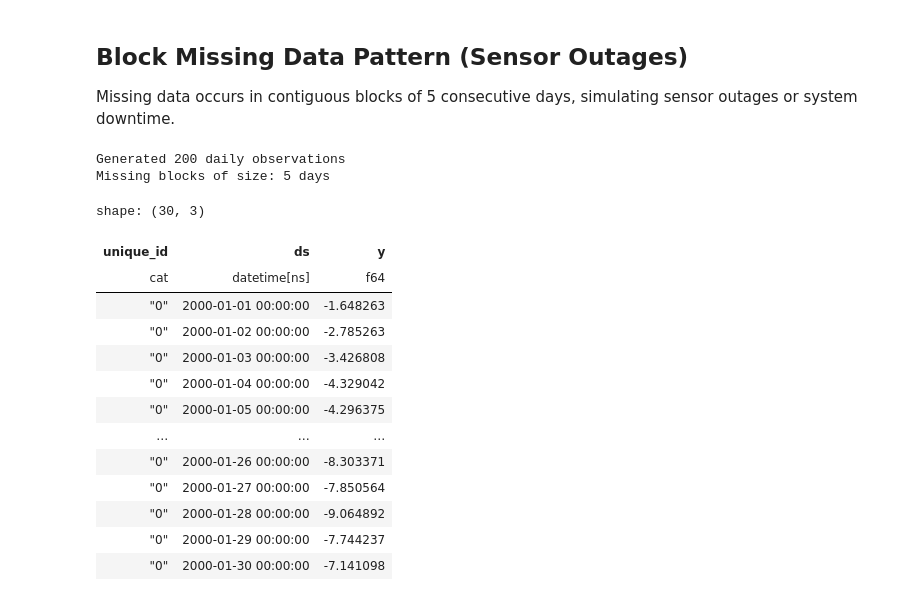
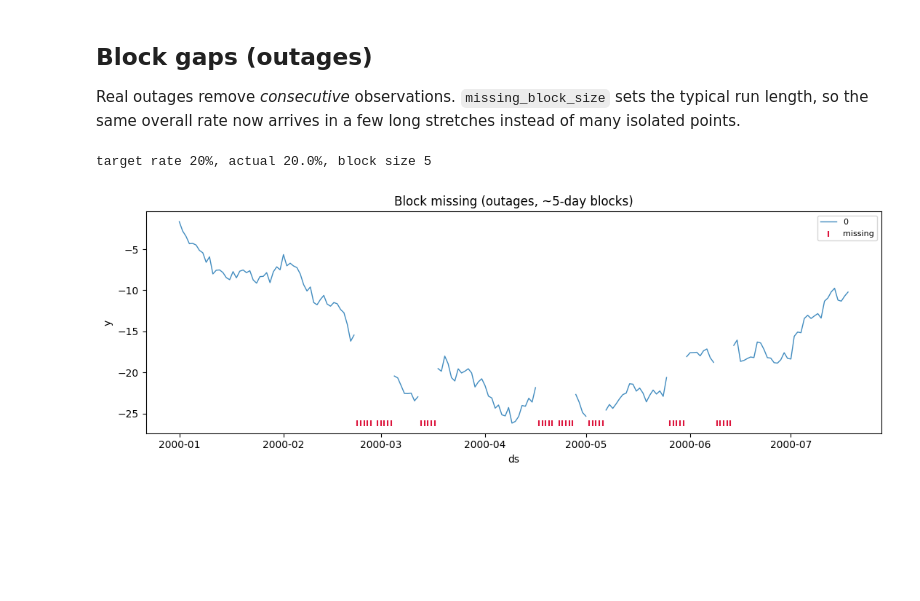
Before and after one commit to Nixtla/synforecast, a Jupyter notebook: nbs/docs/capabilities/missingness.ipynb, the cells around one changed output. Drawn from its saved outputs; the diff is of its cells as text; code cells hidden in the pictures; blank space fills up the shorter version.

```diff
--- a/nbs/docs/capabilities/missingness.ipynb
+++ b/nbs/docs/capabilities/missingness.ipynb
@@ -77,39 +61,21 @@ plt.show()
-# %% [markdown]
-## Block Missing Data Pattern (Sensor Outages)
-
-Missing data occurs in contiguous blocks of 5 consecutive days, simulating sensor outages or system downtime.
+# %% [markdown]
+## Block gaps (outages)
+
+Real outages remove *consecutive* observations. `missing_block_size` sets the typical run length, so the same overall rate now arrives in a few long stretches instead of many isolated points.
 # %%
-params_block = {
-    "min_length": 200,
-    "max_length": 200,
-    "freq": "D",
-    "missing_data": True,
-    "missing_pattern": "block",
-    "missing_rate": 0.2,
-    "missing_block_size": 5,
-    "seed": 123,
-}
-
-gen_block = RandomWalkGenerator(engine="polars", **params_block)
-df_block = gen_block.generate(n_series=1)
-
-print(f"Generated {len(df_block)} daily observations")
-print(f"Missing blocks of size: {params_block['missing_block_size']} days")
-df_block.head(30)
+block_df = RandomWalkGenerator(
+    engine="polars",
+    min_length=200,
+    max_length=200,
+    freq="D",
+    missing_data=True,
+    missing_pattern="block",
+    missing_rate=0.2,
+    missing_block_size=5,
+    seed=123,
+).generate(n_series=1)
+print(f"target rate 20%, actual {missing_rate(block_df):.1%}, block size 5")
+plot_missing(block_df, "Block missing (outages, ~5-day blocks)")
 # %% [output]
-Generated 200 daily observations
-Missing blocks of size: 5 days
+target rate 20%, actual 20.0%, block size 5
-shape: (30, 3)
-| unique_id | ds | y |
-| cat | datetime[ns] | f64 |
-| "0" | 2000-01-01 00:00:00 | -1.648263 |
-| "0" | 2000-01-02 00:00:00 | -2.785263 |
-| "0" | 2000-01-03 00:00:00 | -3.426808 |
-| "0" | 2000-01-04 00:00:00 | -4.329042 |
-| "0" | 2000-01-05 00:00:00 | -4.296375 |
-| … | … | … |
-| "0" | 2000-01-26 00:00:00 | -8.303371 |
-| "0" | 2000-01-27 00:00:00 | -7.850564 |
-| "0" | 2000-01-28 00:00:00 | -9.064892 |
-| "0" | 2000-01-29 00:00:00 | -7.744237 |
-| "0" | 2000-01-30 00:00:00 | -7.141098 |
+[figure, added]
```
Also changed, not shown: parts of 27 cells of this notebook, 40 other files.
